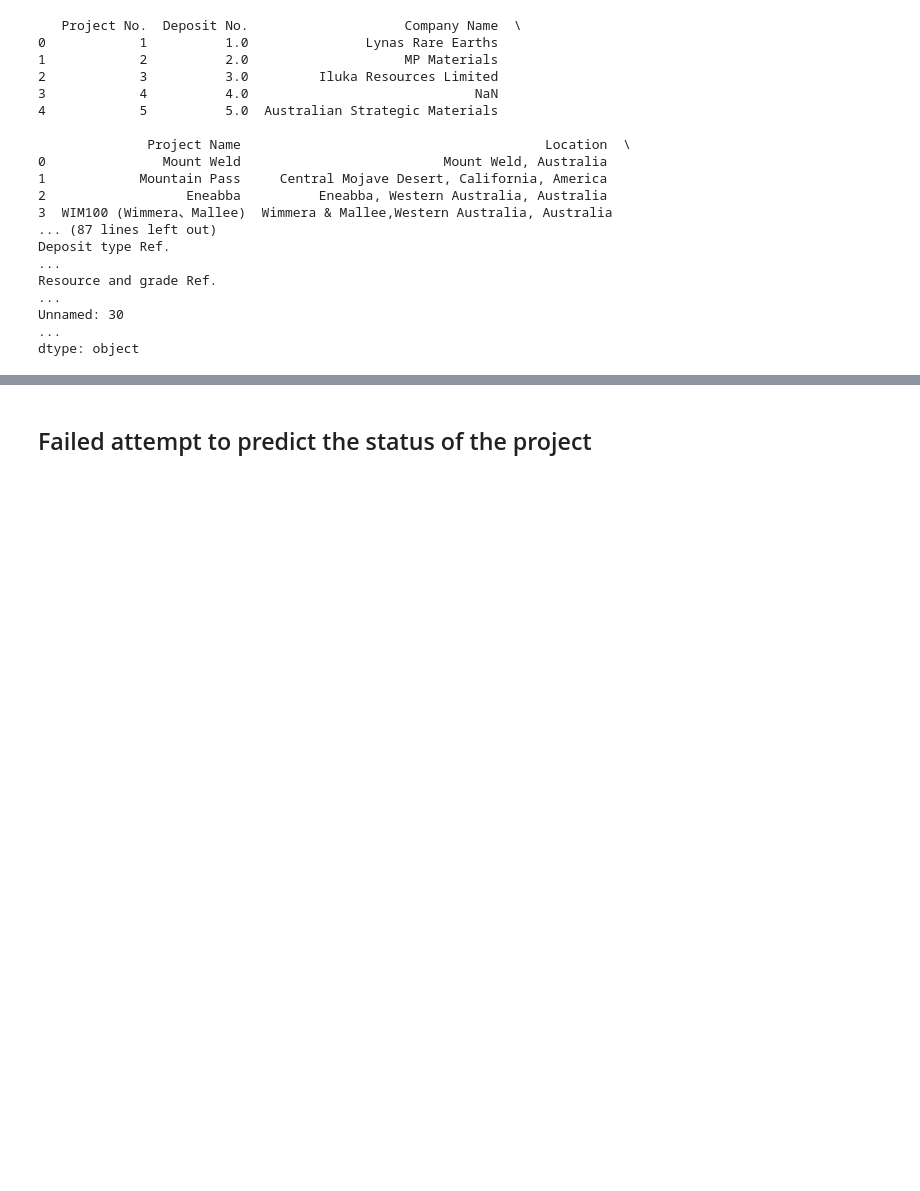
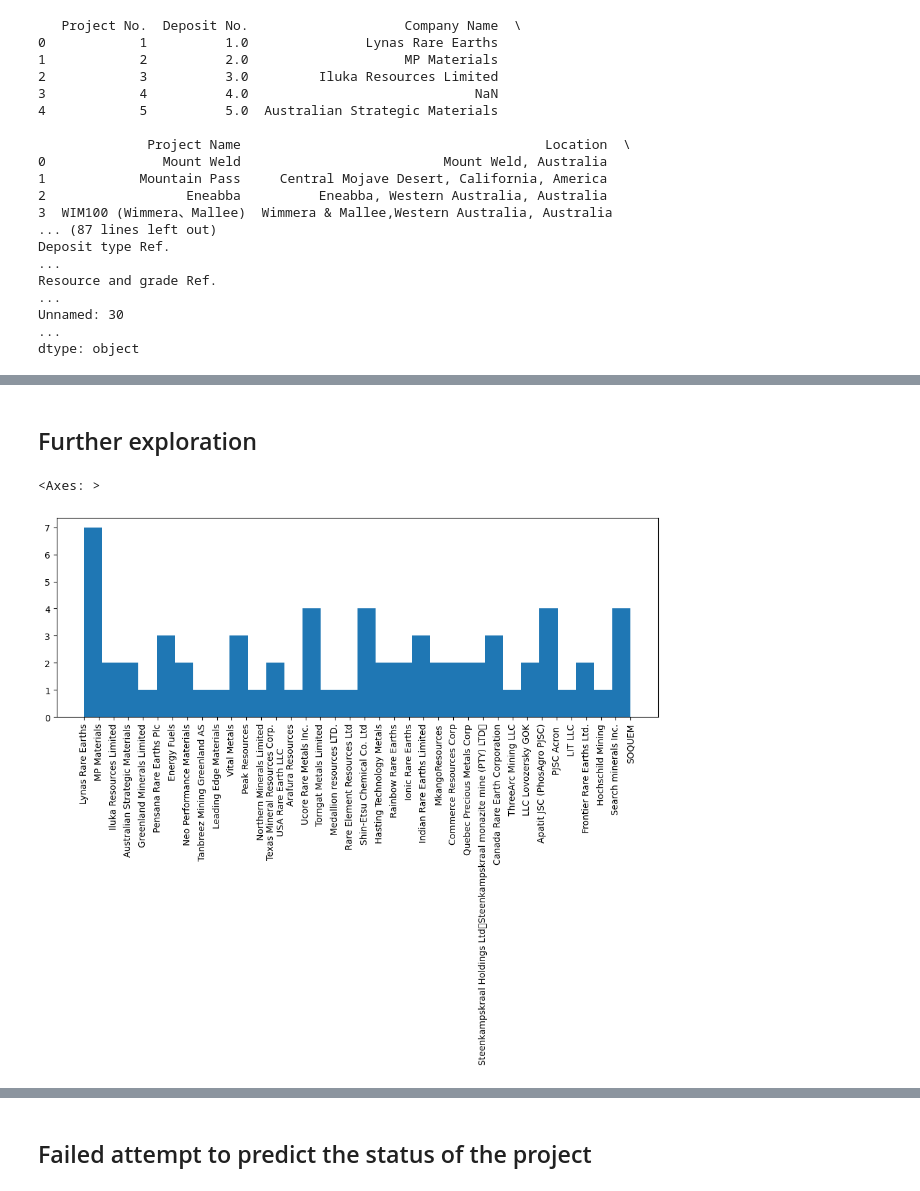
Before and after one commit to riedmank/w207_final_project, a Jupyter notebook: W207_project.ipynb, the cells around one changed output, grey strips where cells are left out. Cells and saved outputs as stored; diff of their text form; code cells hidden in the pictures; blank space fills up the shorter version.

```diff
--- a/W207_project.ipynb
+++ b/W207_project.ipynb
@@ -61,0 +60,4 @@ print(df_factory.head())
+# %%
+# Create copies of the dataframes to play with
+factories = df_factory
+projects = df_projects
@@ -61,0 +77,5 @@ print(df_factory.head())
+# %%
+factories['Company'] = factories['Company'].fillna(method='ffill')
+factories = factories.drop(columns=['No.','Status Ref.','Capacity Ref.','Yield Ref.','Upstream Ref.','Downstream Ref.'])
+factories.rename(columns={factories.columns[3]: "Status"}, inplace=True)
+factories.head()
@@ -61,0 +118,8 @@ print(df_factory.head())
+# %% [markdown]
+Further exploration
+-----------------------------------------------------------------------------
+# %%
+factories['Company'].hist(xrot=90, bins=30, grid=False, figsize=(12,4))
+# %% [output]
+<Axes: >
+[figure, added]
```
Also changed, not shown: parts of 21 cells of this notebook, 2 other files.
